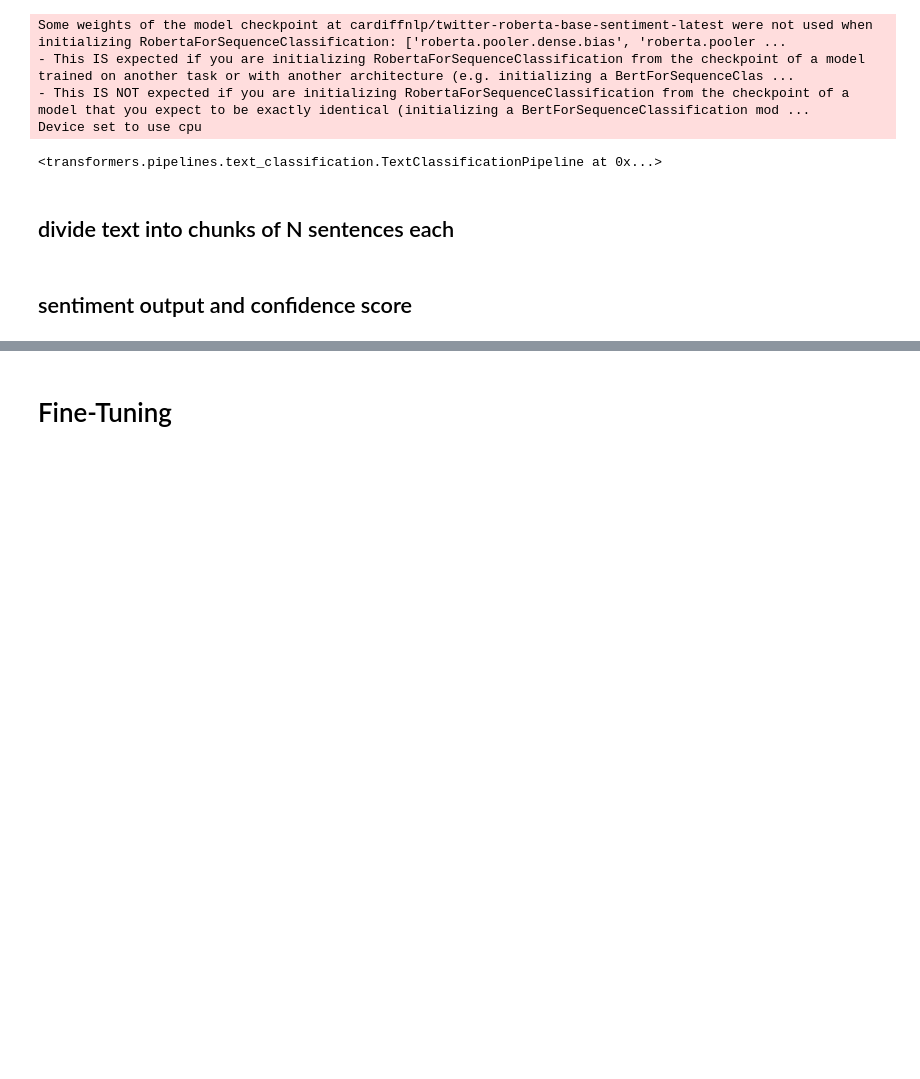
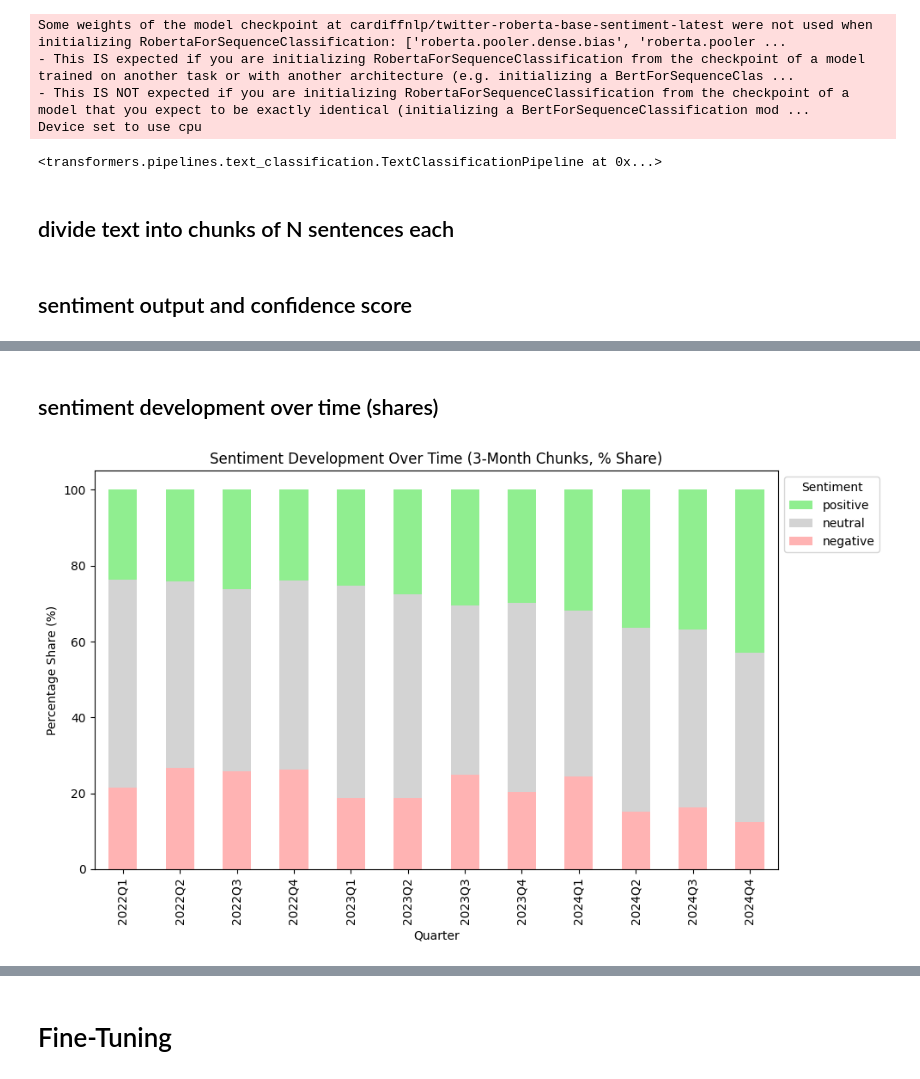
Before and after one commit to 1337tester/SolarSoundBytes, a Jupyter notebook: notebooks/fp/fp_nlp_tweets_preprocessing.ipynb, the cells around one changed output, grey strips where cells are left out. Cells and saved outputs as stored; diff of their text form; code cells hidden in the pictures; blank space fills up the shorter version.

```diff
--- a/notebooks/fp/fp_nlp_tweets_preprocessing.ipynb
+++ b/notebooks/fp/fp_nlp_tweets_preprocessing.ipynb
@@ -334,0 +311,47 @@ print(df_sample[df_sample['sentiment'] == 'negative'].sample()['Clean Article Te
+# %% [markdown]
+## sentiment development over time (shares)
+# %%
+# plot sentiment development over time, group into 3-month chunks, show shares of 100%
+
+# Combine 'NEUTRAL' and 'neutral' into a single 'neutral' label
+df['sentiment'] = df['sentiment'].replace({'NEUTRAL': 'neutral'})
+
+# Define custom colors for each sentiment
+sentiment_colors = {'positive': '#90ee90', 'neutral': '#d3d3d3', 'negative': '#ffb3b3'}
+
+# Group by 3-month periods and plot sentiment shares (percentages) over time
+df['quarter'] = df['createdAt'].dt.to_period('Q')
+sentiment_counts = df.groupby(['quarter', 'sentiment']).size().unstack(fill_value=0)
+
+# Calculate shares (percentages) for each sentiment per quarter
+sentiment_shares = sentiment_counts.div(sentiment_counts.sum(axis=1), axis=0) * 100
+
+# Ensure columns are in the desired order: positive, neutral, negative
+sentiment_order = ['negative', 'neutral', 'positive']  # positive on top
+sentiment_shares_plot = sentiment_shares[sentiment_order]
+
+plt.figure(figsize=(10, 6))
+sentiment_shares_plot.plot(
+    kind='bar',
+    stacked=True,
+    color=[sentiment_colors.get(col, 'black') for col in sentiment_shares_plot.columns],
+    ax=plt.gca()
+)
+plt.title('Sentiment Development Over Time (3-Month Chunks, % Share)')
+plt.xlabel('Quarter')
+plt.ylabel('Percentage Share (%)')
+
+# manually reverse the legend order to match your desired top-to-bottom display
+handles, labels = plt.gca().get_legend_handles_labels()
+plt.legend(
+    handles[::-1],
+    labels[::-1],
+    title='Sentiment',
+    loc='upper left',
+    bbox_to_anchor=(1, 1)
+)
+
+plt.tight_layout()
+plt.show()
+# %% [output]
+[figure, added]
```
Also changed, not shown: parts of 37 cells of this notebook, 9 other files.
